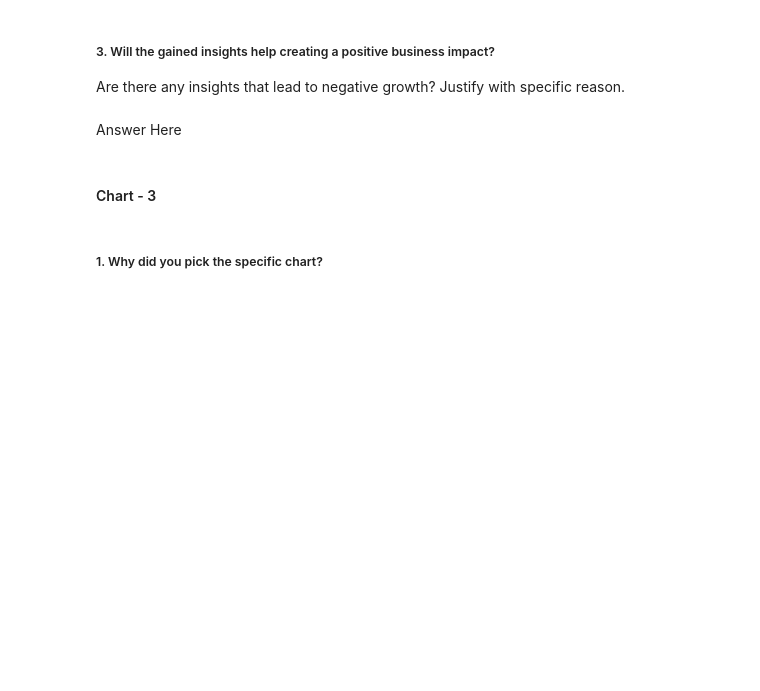
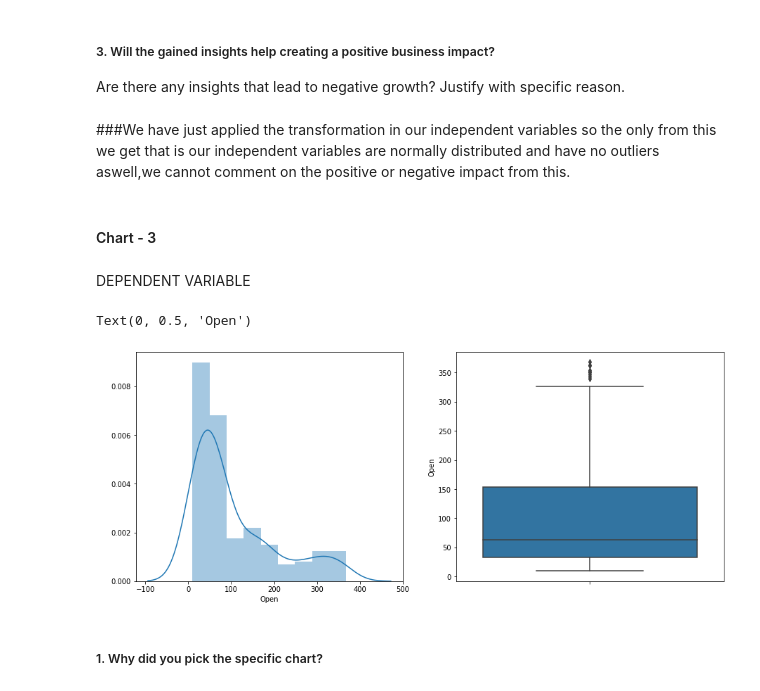
Before and after one commit to KartikKumar7070/Yesbank-stock-pricing-analysis-regression-model, a Jupyter notebook: ML_Capstone_Project_On_Regression.ipynb, the cells around one changed output. Cells and saved outputs as stored; diff of their text form; code cells hidden in the pictures; blank space fills up the shorter version.

```diff
--- a/ML_Capstone_Project_On_Regression.ipynb
+++ b/ML_Capstone_Project_On_Regression.ipynb
@@ -267,7 +333,7 @@ Answer Here
 # %% [markdown]
 ##### 3. Will the gained insights help creating a positive business impact?
 Are there any insights that lead to negative growth? Justify with specific reason.
-# %% [markdown]
-Answer Here
+# %% [markdown]
+###We have just applied the transformation in our independent variables so the only from this we get that is our independent variables are normally distributed and have no outliers aswell,we cannot comment on the positive or negative impact from this.
 # %% [markdown]
 #### Chart - 3
@@ -276,3 +340,20 @@ Answer Here
+# %% [markdown]
+DEPENDENT VARIABLE
+# %%
+#plots for dependent variable
+plt.figure(figsize=(15,6))
+plt.subplot(1, 2, 1)
+fig = sns.distplot(df1['Close'].dropna())
+fig.set_ylabel(' ')
+fig.set_xlabel(var)
+
+plt.subplot(1, 2, 2)
+fig = sns.boxplot(y=df1['Close'])
+fig.set_title('')
+fig.set_ylabel(var)
+# %% [output]
+Text(0, 0.5, 'Open')
+[figure, added]
 # %% [markdown]
 ##### 1. Why did you pick the specific chart?
 # %% [markdown]
```
Also changed, not shown: parts of 228 cells of this notebook.
